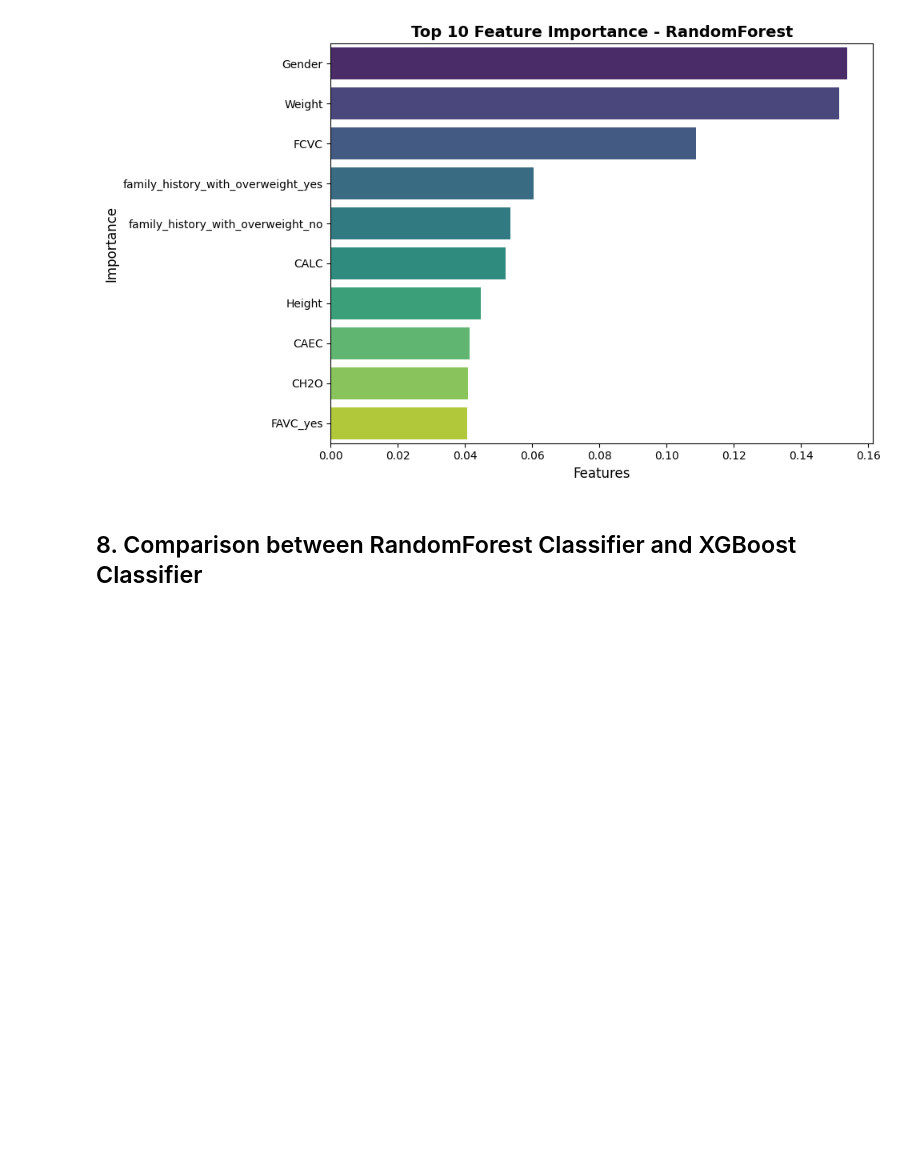
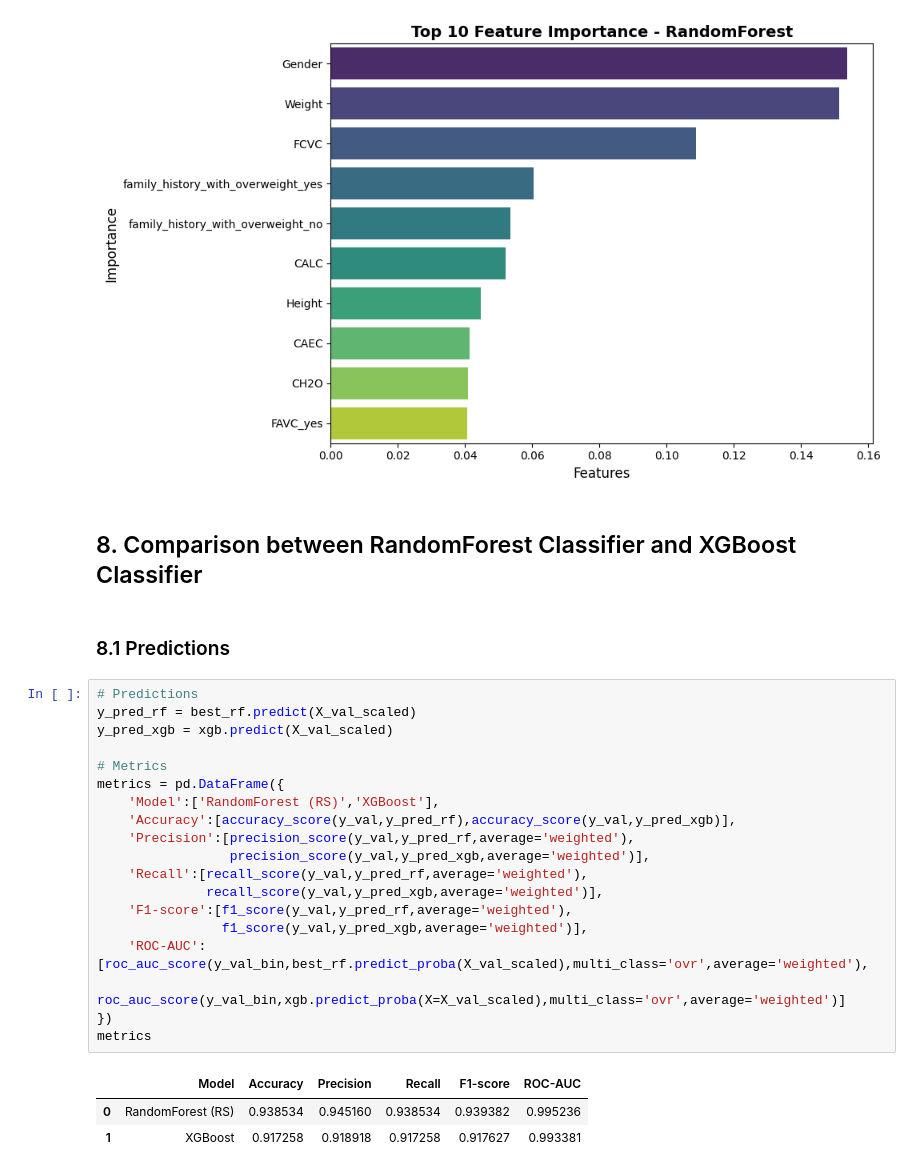
Before and after one commit to AndrsGzRo/Predicting-Obesity-Levels-with-Machine-Learning, a Jupyter notebook: Predicting_Obesity_Levels_MI.ipynb, the cells around one changed output. Saved outputs shown, nothing was run; the diff lists cells and outputs as text; blank space fills up the shorter version.

Commit message:
10th commit, comparison between models

```diff
--- a/Predicting_Obesity_Levels_MI.ipynb
+++ b/Predicting_Obesity_Levels_MI.ipynb
@@ -889,3 +891,28 @@ plt.show()
 [figure]
 # %% [markdown]
 ## 8. Comparison between RandomForest Classifier and XGBoost Classifier
+# %% [markdown]
+### 8.1 Predictions
+# %%
+# Predictions
+y_pred_rf = best_rf.predict(X_val_scaled)
+y_pred_xgb = xgb.predict(X_val_scaled)
+
+# Metrics
+metrics = pd.DataFrame({
+    'Model':['RandomForest (RS)','XGBoost'],
+    'Accuracy':[accuracy_score(y_val,y_pred_rf),accuracy_score(y_val,y_pred_xgb)],
+    'Precision':[precision_score(y_val,y_pred_rf,average='weighted'),
+                 precision_score(y_val,y_pred_xgb,average='weighted')],
+    'Recall':[recall_score(y_val,y_pred_rf,average='weighted'),
+              recall_score(y_val,y_pred_xgb,average='weighted')],
+    'F1-score':[f1_score(y_val,y_pred_rf,average='weighted'),
+                f1_score(y_val,y_pred_xgb,average='weighted')],
+    'ROC-AUC':[roc_auc_score(y_val_bin,best_rf.predict_proba(X_val_scaled),multi_class='ovr',average='weighted'),
+                roc_auc_score(y_val_bin,xgb.predict_proba(X=X_val_scaled),multi_class='ovr',average='weighted')]
+})
+metrics
+# %% [output]
+|  | Model | Accuracy | Precision | Recall | F1-score | ROC-AUC |
+| 0 | RandomForest (RS) | 0.938534 | 0.945160 | 0.938534 | 0.939382 | 0.995236 |
+| 1 | XGBoost | 0.917258 | 0.918918 | 0.917258 | 0.917627 | 0.993381 |
```
Also changed, not shown: parts of 11 cells of this notebook.
